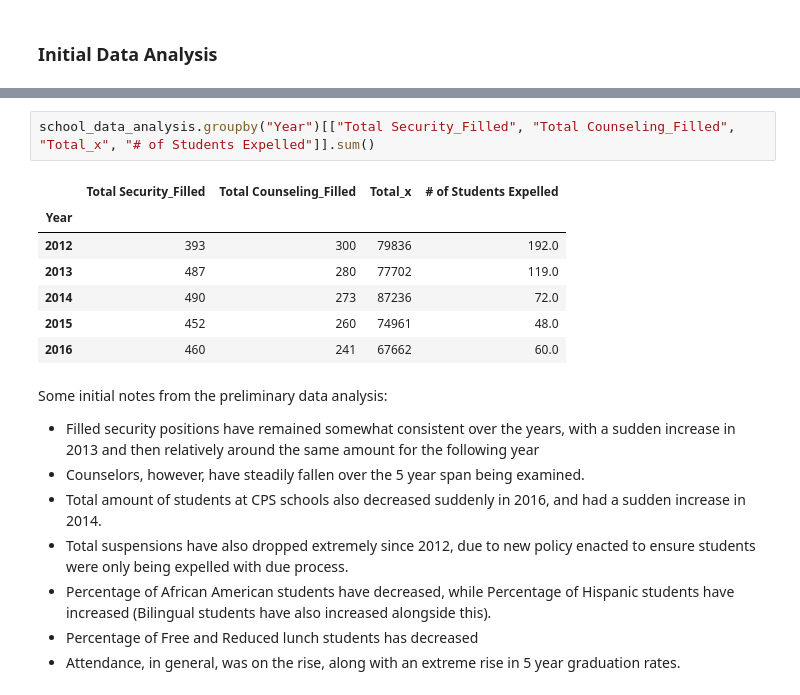
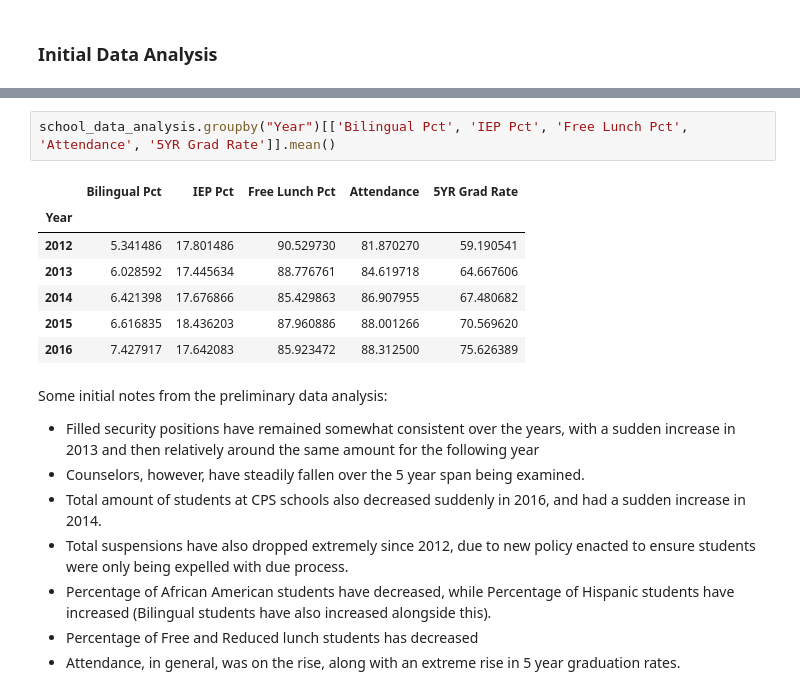
Before and after one commit to oabreu86/Policing-in-Schools-Predicting-Graduation-Rates-on-the-Criminalization-of-Students, a Jupyter notebook: data_analysis-ssedovic.ipynb, the cells around one changed output, grey strips where cells are left out. Saved outputs shown, nothing was run; the diff lists cells and outputs as text.

```diff
--- a/data_analysis-ssedovic.ipynb
+++ b/data_analysis-ssedovic.ipynb
@@ -121,13 +125,13 @@ school_data_analysis.groupby("Year")[['Bilingual_P', 'IEP_P', 'Free_Lunch_P', 'W
-# %%
-school_data_analysis.groupby("Year")[["Total Security_Filled", "Total Counseling_Filled", "Total_x", "# of Students Expelled"]].sum()
-# %% [output]
-|  | Total Security_Filled | Total Counseling_Filled | Total_x | # of Students Expelled |
-| Year |  |  |  |  |
-| 2012 | 393 | 300 | 79836 | 192.0 |
-| 2013 | 487 | 280 | 77702 | 119.0 |
-| 2014 | 490 | 273 | 87236 | 72.0 |
-| 2015 | 452 | 260 | 74961 | 48.0 |
-| 2016 | 460 | 241 | 67662 | 60.0 |
+# %%
+school_data_analysis.groupby("Year")[['Bilingual Pct', 'IEP Pct', 'Free Lunch Pct', 'Attendance', '5YR Grad Rate']].mean()
+# %% [output]
+|  | Bilingual Pct | IEP Pct | Free Lunch Pct | Attendance | 5YR Grad Rate |
+| Year |  |  |  |  |  |
+| 2012 | 5.341486 | 17.801486 | 90.529730 | 81.870270 | 59.190541 |
+| 2013 | 6.028592 | 17.445634 | 88.776761 | 84.619718 | 64.667606 |
+| 2014 | 6.421398 | 17.676866 | 85.429863 | 86.907955 | 67.480682 |
+| 2015 | 6.616835 | 18.436203 | 87.960886 | 88.001266 | 70.569620 |
+| 2016 | 7.427917 | 17.642083 | 85.923472 | 88.312500 | 75.626389 |
 # %% [markdown]
 Some initial notes from the preliminary data analysis:
 - Filled security positions have remained somewhat consistent over the years, with a sudden increase in 2013 and then relatively around the same amount for the following year
```
Also changed, not shown: parts of 6 cells of this notebook.
